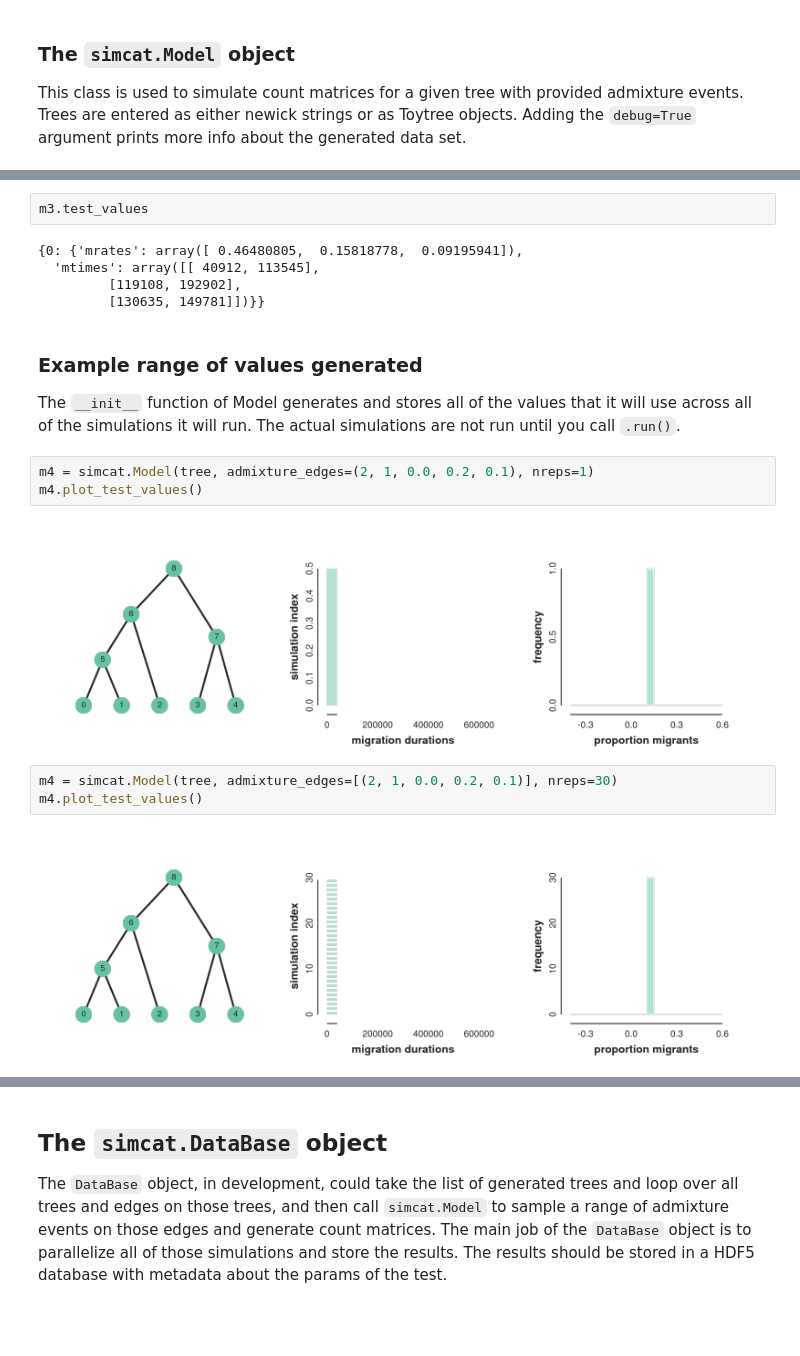
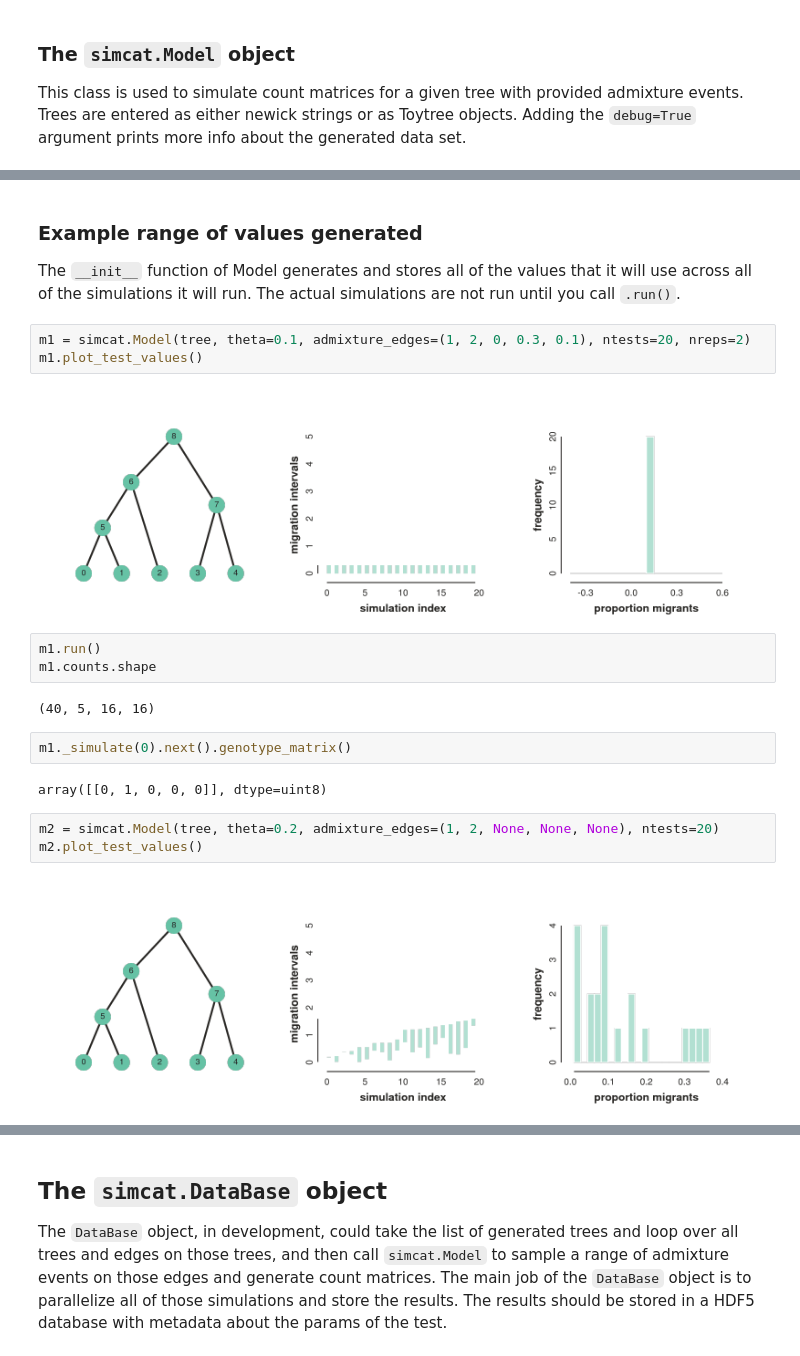
Before and after one commit to pmckenz1/intro-ml, a Jupyter notebook: notebooks/simcat-objects.ipynb, the cells around one changed output, grey strips where cells are left out. Drawn from its saved outputs; the diff is of its cells as text; blank space fills up the shorter version.

```diff
--- a/notebooks/simcat-objects.ipynb
+++ b/notebooks/simcat-objects.ipynb
@@ -169,21 +295,23 @@ demog mig: (130635.0, 149781.0, 0.092, (2, 1))
-# %%
-m3.test_values
-# %% [output]
-{0: {'mrates': array([ 0.46480805,  0.15818778,  0.09195941]),
-  'mtimes': array([[ 40912, 113545],
-         [119108, 192902],
-         [130635, 149781]])}}
 # %% [markdown]
 ### Example range of values generated
 The `__init__` function of Model generates and stores all of the values that it will use across all of the simulations it will run. The actual simulations are not run until you call `.run()`.
 # %%
-m4 = simcat.Model(tree, admixture_edges=(2, 1, 0.0, 0.2, 0.1), nreps=1)
-m4.plot_test_values()
+m1 = simcat.Model(tree, theta=0.1, admixture_edges=(1, 2, 0, 0.3, 0.1), ntests=20, nreps=2)
+m1.plot_test_values()
 # %% [output]
-[figure, old version]
+[figure, new version]
-# %%
-m4 = simcat.Model(tree, admixture_edges=[(2, 1, 0.0, 0.2, 0.1)], nreps=30)
-m4.plot_test_values()
-# %% [output]
-[figure, removed]
+# %%
+m1.run()
+m1.counts.shape
+# %% [output]
+(40, 5, 16, 16)
+# %%
+m1._simulate(0).next().genotype_matrix()
+# %% [output]
+array([[0, 1, 0, 0, 0]], dtype=uint8)
+# %%
+m2 = simcat.Model(tree, theta=0.2, admixture_edges=(1, 2, None, None, None), ntests=20)
+m2.plot_test_values()
+# %% [output]
+[figure, added]
 # %%
```
Also changed, not shown: parts of 51 cells of this notebook, 1 other file.
